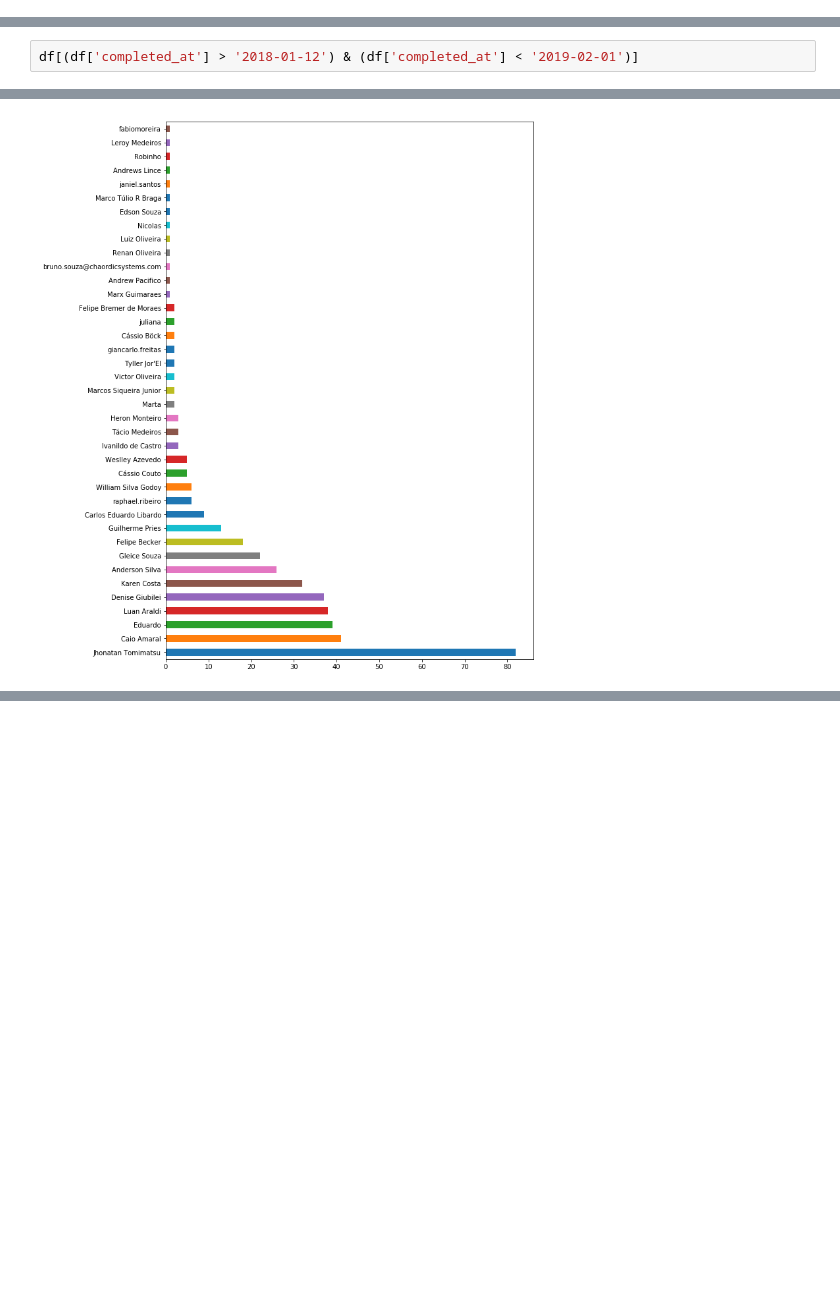
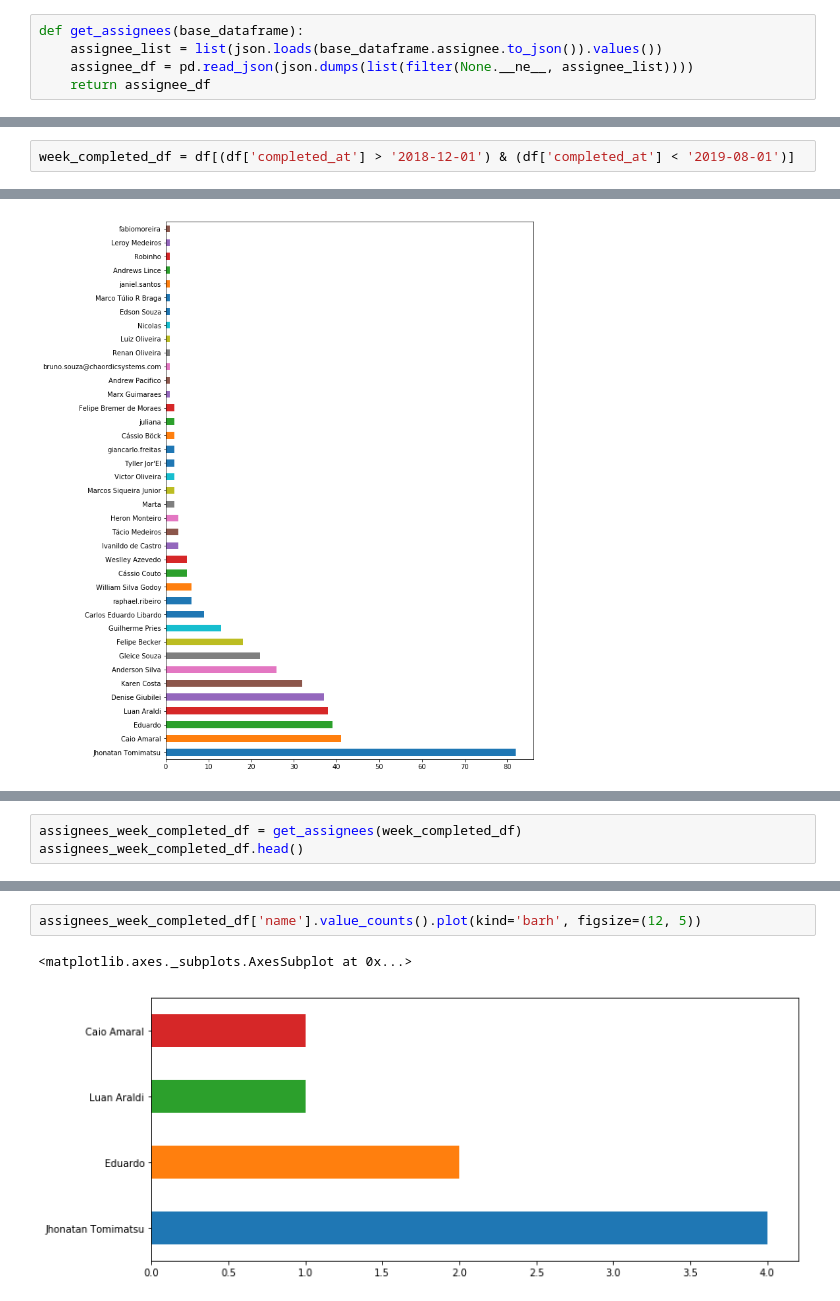
Before and after one commit to LuanAraldi/pool-caio, a Jupyter notebook: Pool.ipynb, the cells around one changed output, grey strips where cells are left out. Drawn from its saved outputs; the diff is of its cells as text; blank space fills up the shorter version.

```diff
--- a/Pool.ipynb
+++ b/Pool.ipynb
@@ -12,6 +12,11 @@ def request_json(url):
 
     data = json.loads(urlopen(request).read().decode('utf-8'))
     return data
+# %%
+def get_assignees(base_dataframe):
+    assignee_list = list(json.loads(base_dataframe.assignee.to_json()).values())
+    assignee_df = pd.read_json(json.dumps(list(filter(None.__ne__, assignee_list))))
+    return assignee_df
 # %%
 data = request_json('https://app.asana.com/api/1.0/projects/680563298779433/tasks?opt_pretty&opt_expand=(this%7Csubtasks%2B)')
 # %%
@@ -58,4 +63,4 @@ df.describe()
 | 75% | 9.033609e+14 | 9.033609e+14 | 0.000000 | 0.000000 |
 | max | 9.321060e+14 | 9.321060e+14 | 1.000000 | 1.000000 |
 # %%
-df[(df['completed_at'] > '2018-01-12') & (df['completed_at'] < '2019-02-01')]
+week_completed_df = df[(df['completed_at'] > '2018-12-01') & (df['completed_at'] < '2019-08-01')]
@@ -129,0 +108,3 @@ df.head()
+# %%
+assignees_week_completed_df = get_assignees(week_completed_df)
+assignees_week_completed_df.head()
@@ -129,0 +126,5 @@ df.head()
+# %%
+assignees_week_completed_df['name'].value_counts().plot(kind='barh', figsize=(12, 5))
+# %% [output]
+<matplotlib.axes._subplots.AxesSubplot at 0x...>
+[figure, added]
```
Also changed, not shown: parts of 8 cells of this notebook.
